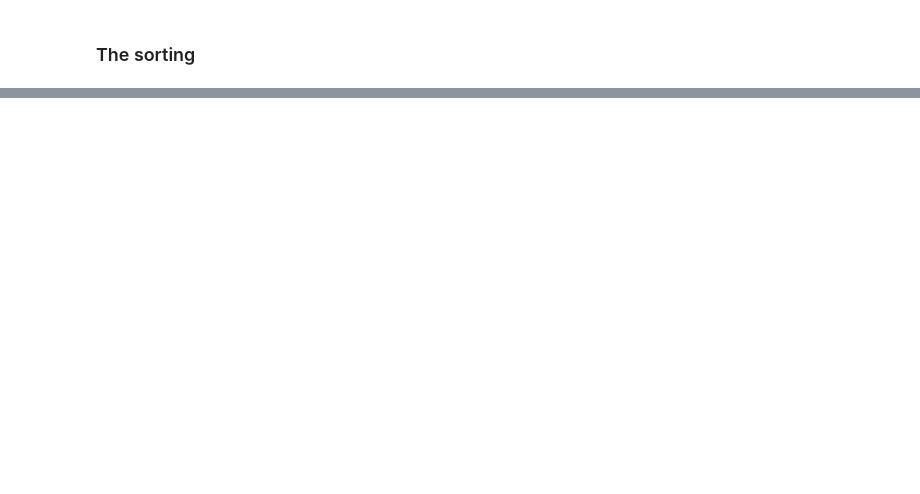
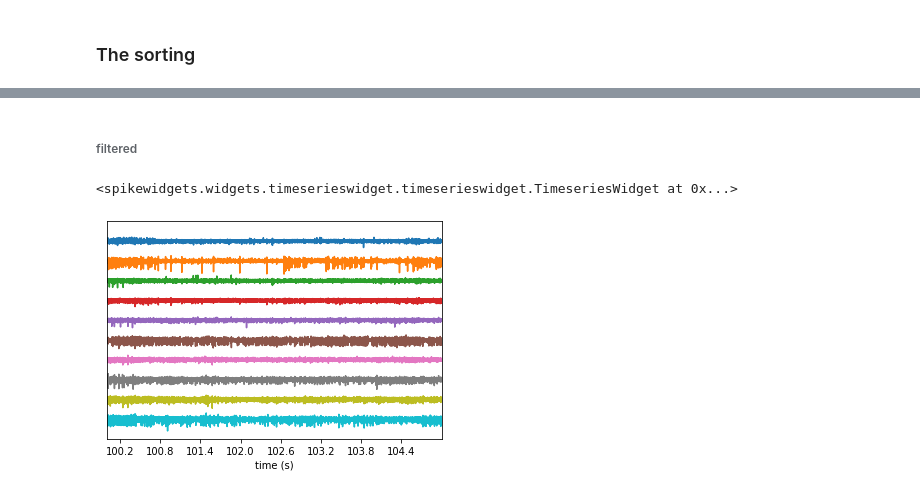
Before and after one commit to zekearneodo/ceciestunepipe, a Jupyter notebook: sglx_pipe-dev.ipynb, the cells around one changed output, grey strips where cells are left out. Drawn from its saved outputs; the diff is of its cells as text; code cells hidden in the pictures; blank space fills up the shorter version.

```diff
--- a/sglx_pipe-dev.ipynb
+++ b/sglx_pipe-dev.ipynb
@@ -430,0 +451,8 @@ se.KiloSortRecordingExtractor?
+# %% [markdown]
+###### filtered
+# %%
+ap_extractor_filt = st.preprocessing.bandpass_filter(ap_extractor, freq_max=10000)
+sw.plot_timeseries(ap_extractor_filt, channel_ids=range(40, 50), trange=[100,105])
+# %% [output]
+<spikewidgets.widgets.timeserieswidget.timeserieswidget.TimeseriesWidget at 0x...>
+[figure, added]
```
Also changed, not shown: parts of 77 cells of this notebook, 51 other files.
